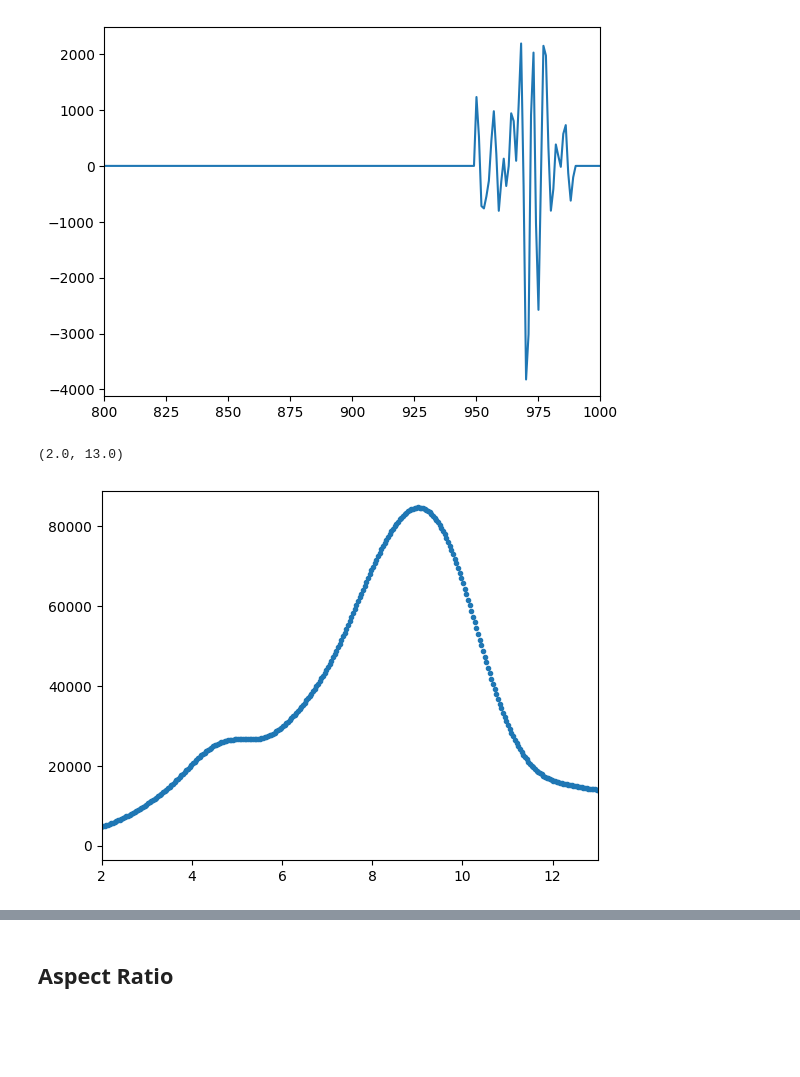
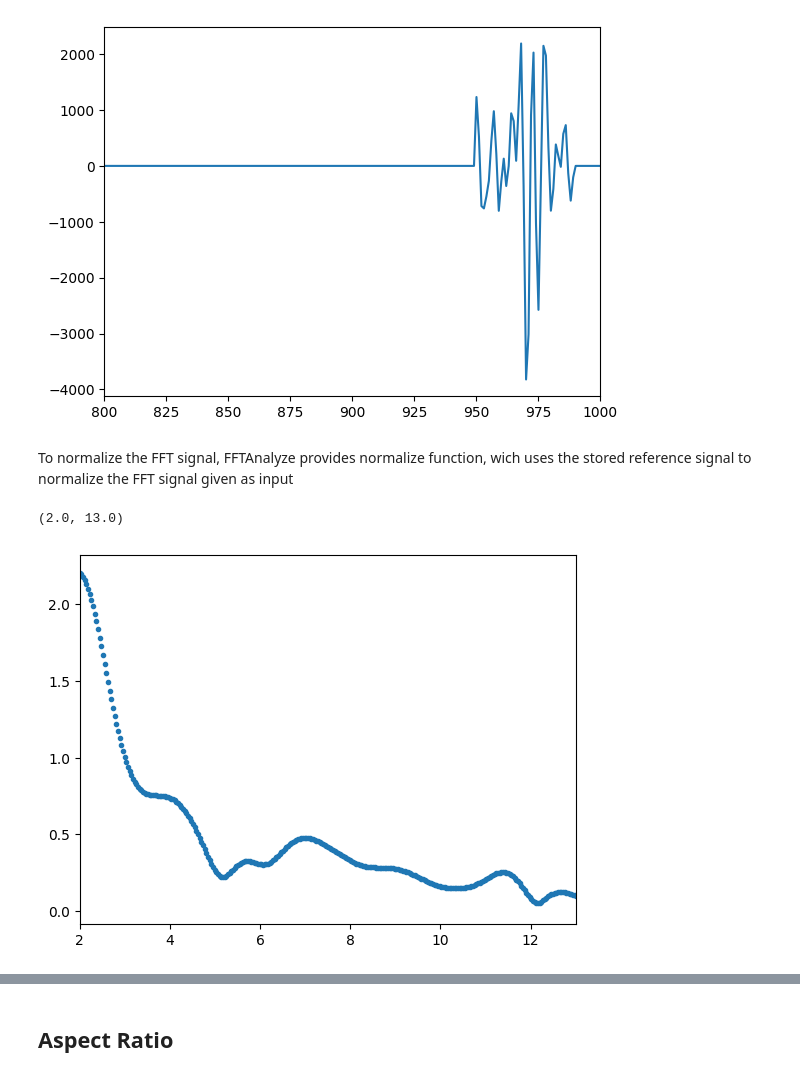
Before and after one commit to topeberti/UltraCODE, a Jupyter notebook: 4_Processing/Composite_porosity_UT/Docs.ipynb, the cells around one changed output, grey strips where cells are left out. Cells and saved outputs as stored; diff of their text form; code cells hidden in the pictures; blank space fills up the shorter version.

```diff
--- a/4_Processing/Composite_porosity_UT/Docs.ipynb
+++ b/4_Processing/Composite_porosity_UT/Docs.ipynb
@@ -231,7 +240,10 @@ plt.xlim(800,1000)
 frecs,ref_fourier,signal_fourier = ff.fourier_volume(backwall_signal,fs)
+# %% [markdown]
+To normalize the FFT signal, FFTAnalyze provides normalize function, wich uses the stored reference signal to normalize the FFT signal given as input
 # %%
-plt.plot(frecs,ref_fourier,'.')
+normalized = ff.normalize(signal_fourier)
+plt.plot(frecs,normalized[177,178],'.')
 plt.xlim(2,13)
 # %% [output]
 (2.0, 13.0)
-[figure, old version]
+[figure, new version]
```
Also changed, not shown: parts of 15 cells of this notebook.
